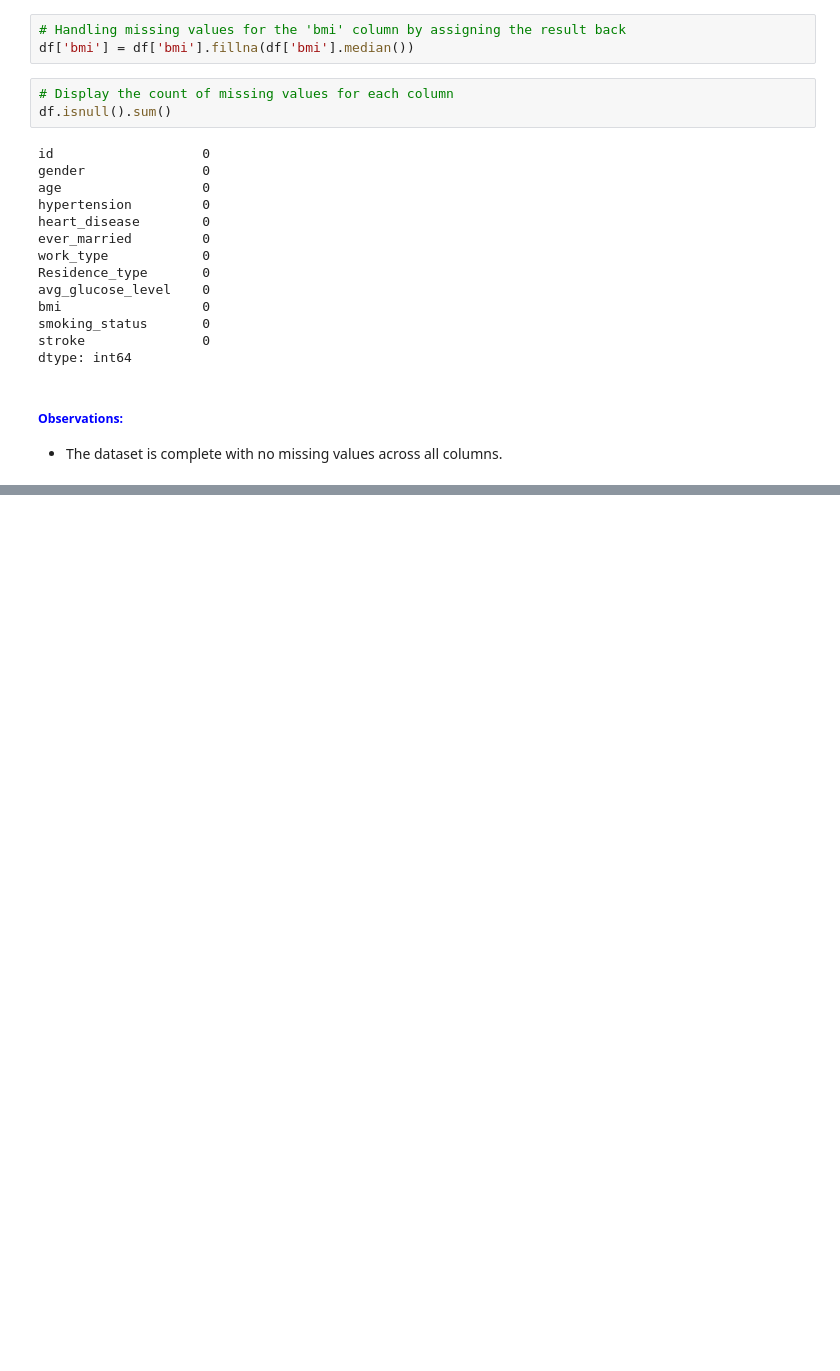
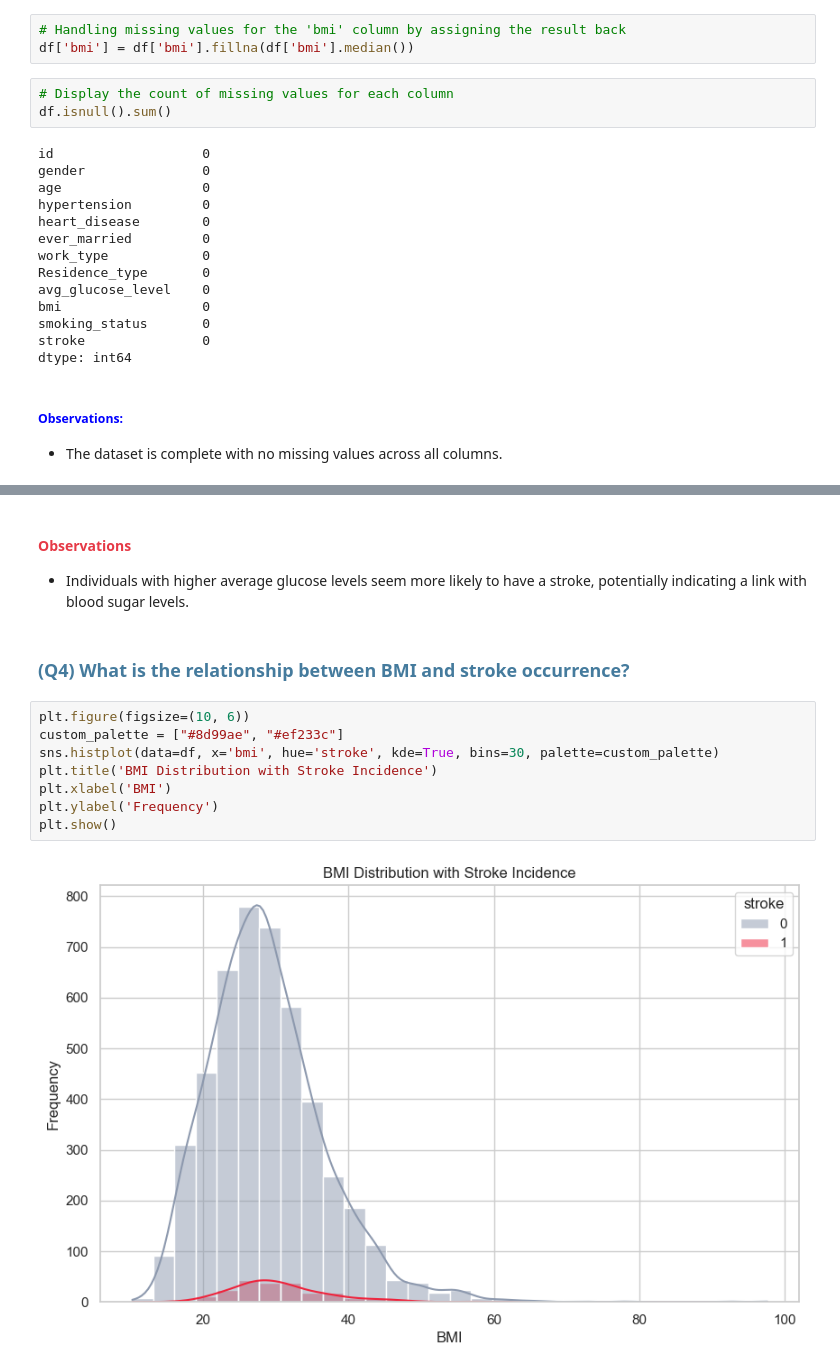
Before and after one commit to Athira-Viju/Stroke_Patient_Healthcare_Using_DeepLearning, a Jupyter notebook: Stroke_Patient_Healthcare_Using_Deep Learning.ipynb, the cells around one changed output, grey strips where cells are left out. Cells and saved outputs as stored; diff of their text form; blank space fills up the shorter version.

```diff
--- a/Stroke_Patient_Healthcare_Using_Deep Learning.ipynb
+++ b/Stroke_Patient_Healthcare_Using_Deep Learning.ipynb
@@ -221,0 +318,16 @@ dtype: int64
+# %% [markdown]
+<h4><span style="color: #e63946";">Observations</span></h4>
+
+  - Individuals with higher average glucose levels seem more likely to have a stroke, potentially indicating a link with blood sugar levels.
+# %% [markdown]
+<h3><span style="color: #457b9d;">(Q4) What is the relationship between BMI and stroke occurrence?</span></h3>
+# %%
+plt.figure(figsize=(10, 6))
+custom_palette = ["#8d99ae", "#ef233c"]
+sns.histplot(data=df, x='bmi', hue='stroke', kde=True, bins=30, palette=custom_palette)
+plt.title('BMI Distribution with Stroke Incidence')
+plt.xlabel('BMI')
+plt.ylabel('Frequency')
+plt.show()
+# %% [output]
+[figure, added]
```
Also changed, not shown: parts of 45 cells of this notebook.
